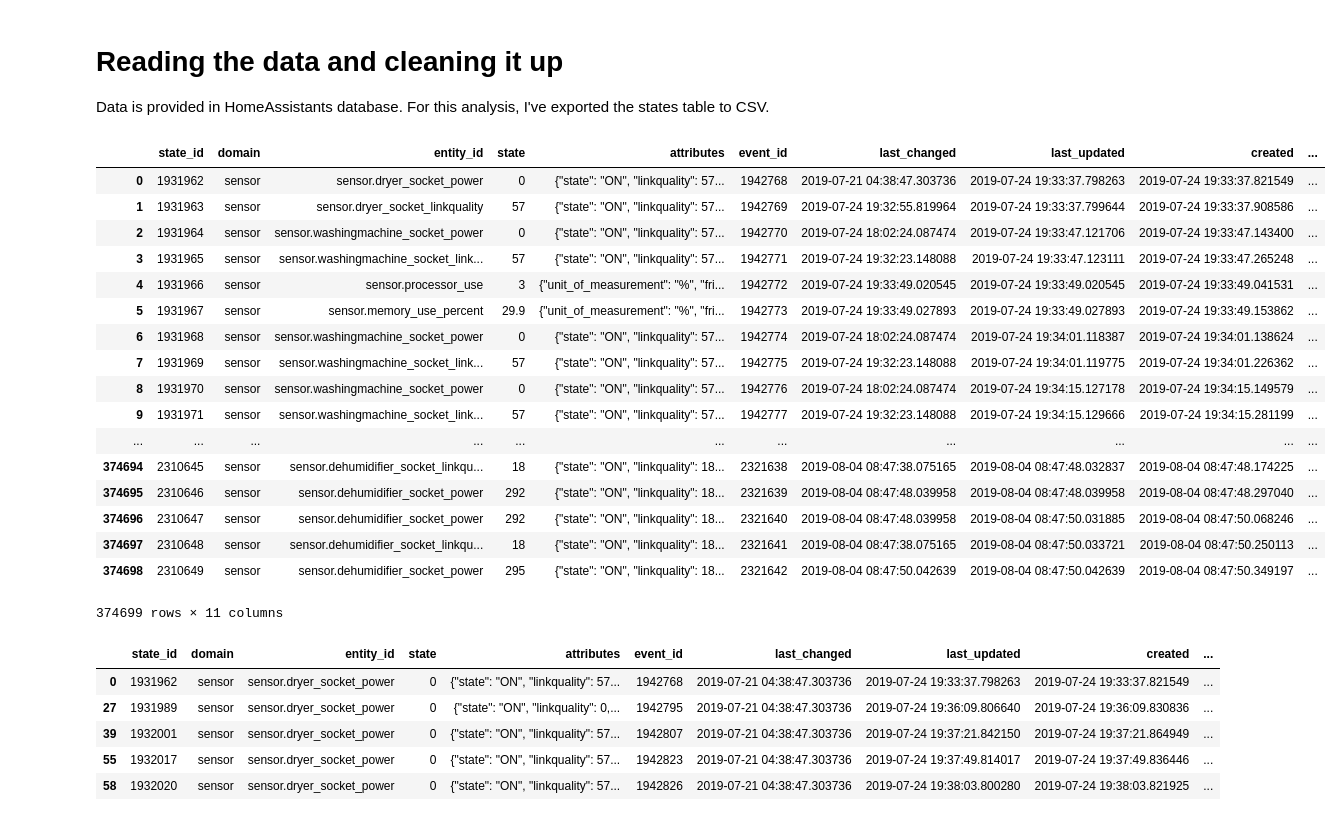
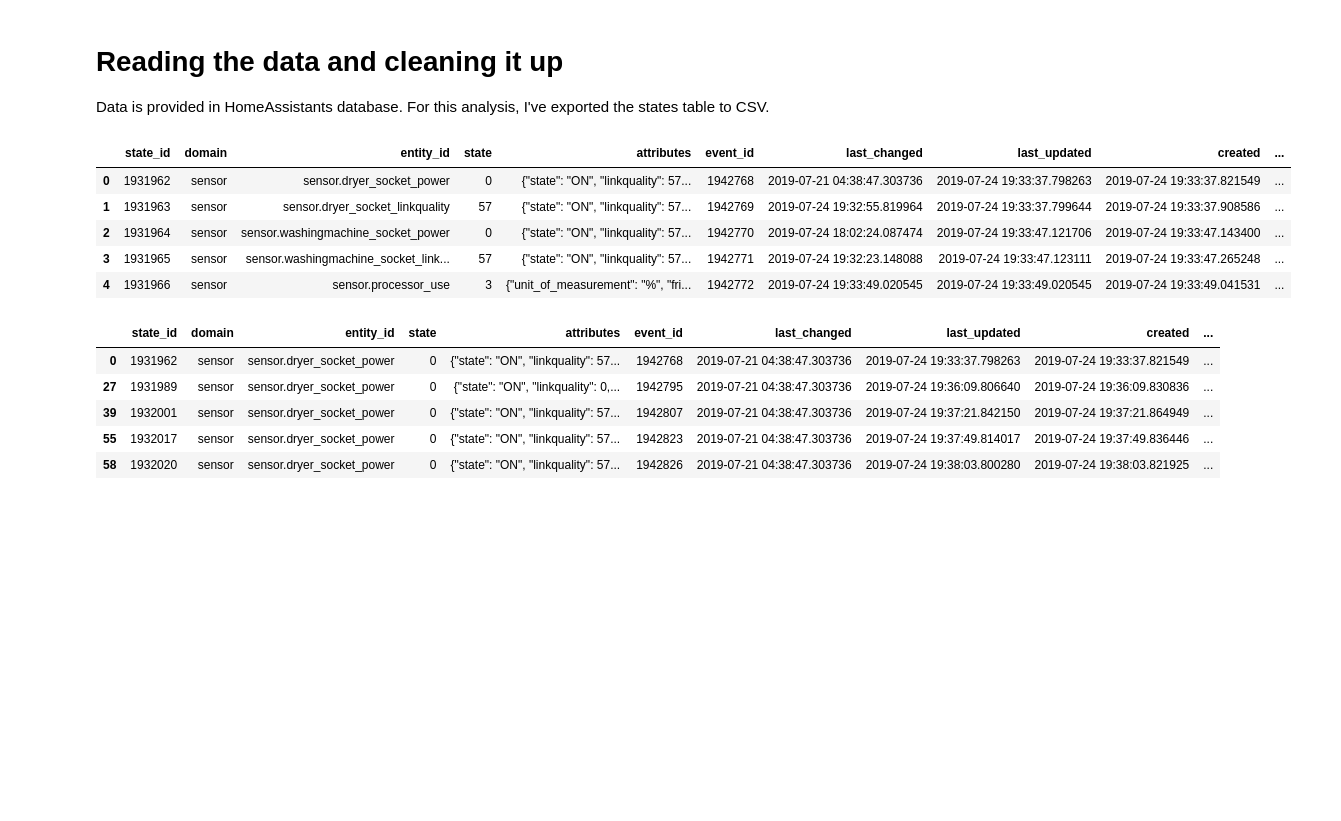
Before and after one commit to herwinvw/iot_powersensor_application_prototypes, a Jupyter notebook: power.ipynb, the cells around one changed output. Saved outputs shown, nothing was run; the diff lists cells and outputs as text; code cells hidden in the pictures; blank space fills up the shorter version.

```diff
--- a/power.ipynb
+++ b/power.ipynb
@@ -18,28 +18,16 @@ Data is provided in HomeAssistants database. For this analysis, I've exported th
 # %%
 %matplotlib inline
 import pandas as pd
-df = pd.read_csv('states.csv')
+df = pd.read_csv('states.csv', low_memory=False)
 # %%
-df
+df.head()
 # %% [output]
 |  | state_id | domain | entity_id | state | attributes | event_id | last_changed | last_updated | created | ... |
 | 0 | 1931962 | sensor | sensor.dryer_socket_power | 0 | {"state": "ON", "linkquality": 57... | 1942768 | 2019-07-21 04:38:47.303736 | 2019-07-24 19:33:37.798263 | 2019-07-24 19:33:37.821549 | ... |
 | 1 | 1931963 | sensor | sensor.dryer_socket_linkquality | 57 | {"state": "ON", "linkquality": 57... | 1942769 | 2019-07-24 19:32:55.819964 | 2019-07-24 19:33:37.799644 | 2019-07-24 19:33:37.908586 | ... |
 | 2 | 1931964 | sensor | sensor.washingmachine_socket_power | 0 | {"state": "ON", "linkquality": 57... | 1942770 | 2019-07-24 18:02:24.087474 | 2019-07-24 19:33:47.121706 | 2019-07-24 19:33:47.143400 | ... |
 | 3 | 1931965 | sensor | sensor.washingmachine_socket_link... | 57 | {"state": "ON", "linkquality": 57... | 1942771 | 2019-07-24 19:32:23.148088 | 2019-07-24 19:33:47.123111 | 2019-07-24 19:33:47.265248 | ... |
 | 4 | 1931966 | sensor | sensor.processor_use | 3 | {"unit_of_measurement": "%", "fri... | 1942772 | 2019-07-24 19:33:49.020545 | 2019-07-24 19:33:49.020545 | 2019-07-24 19:33:49.041531 | ... |
-| 5 | 1931967 | sensor | sensor.memory_use_percent | 29.9 | {"unit_of_measurement": "%", "fri... | 1942773 | 2019-07-24 19:33:49.027893 | 2019-07-24 19:33:49.027893 | 2019-07-24 19:33:49.153862 | ... |
-| 6 | 1931968 | sensor | sensor.washingmachine_socket_power | 0 | {"state": "ON", "linkquality": 57... | 1942774 | 2019-07-24 18:02:24.087474 | 2019-07-24 19:34:01.118387 | 2019-07-24 19:34:01.138624 | ... |
-| 7 | 1931969 | sensor | sensor.washingmachine_socket_link... | 57 | {"state": "ON", "linkquality": 57... | 1942775 | 2019-07-24 19:32:23.148088 | 2019-07-24 19:34:01.119775 | 2019-07-24 19:34:01.226362 | ... |
-| 8 | 1931970 | sensor | sensor.washingmachine_socket_power | 0 | {"state": "ON", "linkquality": 57... | 1942776 | 2019-07-24 18:02:24.087474 | 2019-07-24 19:34:15.127178 | 2019-07-24 19:34:15.149579 | ... |
-| 9 | 1931971 | sensor | sensor.washingmachine_socket_link... | 57 | {"state": "ON", "linkquality": 57... | 1942777 | 2019-07-24 19:32:23.148088 | 2019-07-24 19:34:15.129666 | 2019-07-24 19:34:15.281199 | ... |
-| ... | ... | ... | ... | ... | ... | ... | ... | ... | ... | ... |
-| 374694 | 2310645 | sensor | sensor.dehumidifier_socket_linkqu... | 18 | {"state": "ON", "linkquality": 18... | 2321638 | 2019-08-04 08:47:38.075165 | 2019-08-04 08:47:48.032837 | 2019-08-04 08:47:48.174225 | ... |
-| 374695 | 2310646 | sensor | sensor.dehumidifier_socket_power | 292 | {"state": "ON", "linkquality": 18... | 2321639 | 2019-08-04 08:47:48.039958 | 2019-08-04 08:47:48.039958 | 2019-08-04 08:47:48.297040 | ... |
-| 374696 | 2310647 | sensor | sensor.dehumidifier_socket_power | 292 | {"state": "ON", "linkquality": 18... | 2321640 | 2019-08-04 08:47:48.039958 | 2019-08-04 08:47:50.031885 | 2019-08-04 08:47:50.068246 | ... |
-| 374697 | 2310648 | sensor | sensor.dehumidifier_socket_linkqu... | 18 | {"state": "ON", "linkquality": 18... | 2321641 | 2019-08-04 08:47:38.075165 | 2019-08-04 08:47:50.033721 | 2019-08-04 08:47:50.250113 | ... |
-| 374698 | 2310649 | sensor | sensor.dehumidifier_socket_power | 295 | {"state": "ON", "linkquality": 18... | 2321642 | 2019-08-04 08:47:50.042639 | 2019-08-04 08:47:50.042639 | 2019-08-04 08:47:50.349197 | ... |
-374699 rows × 11 columns
 # %%
 df_dryer_power = df[df['entity_id'] == 'sensor.dryer_socket_power'].copy()
 # %%
```
Also changed, not shown: parts of 13 cells of this notebook.
